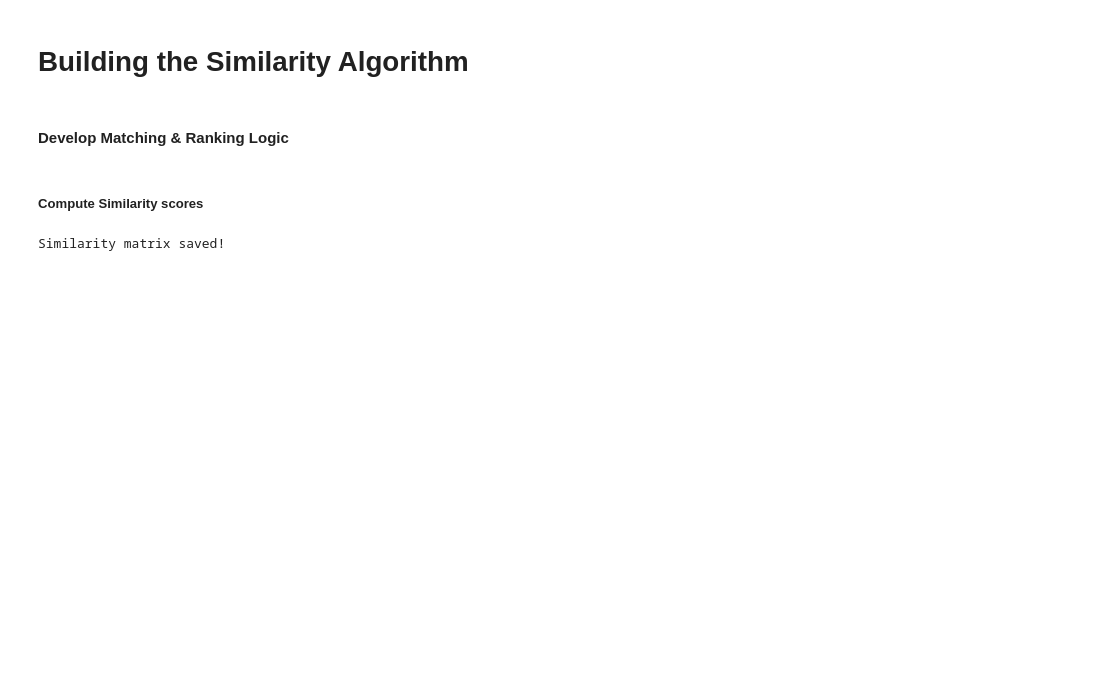
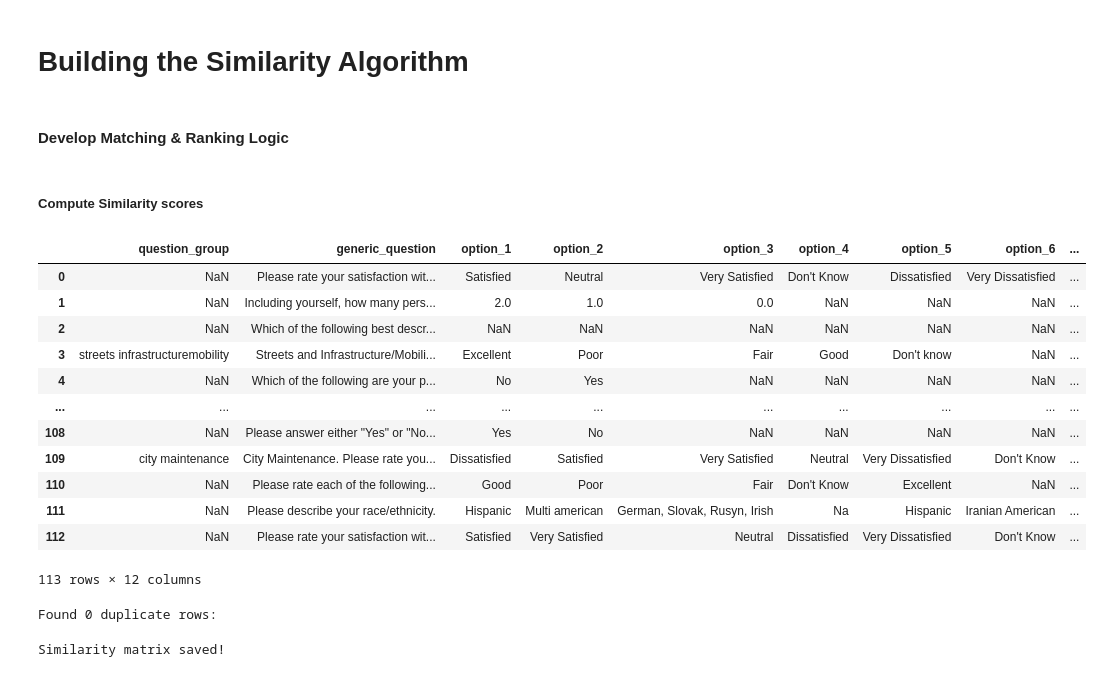
Before and after one commit to ty-russ/Survey-Reconciliation-Question-Matching-Template-Builder, a Jupyter notebook: etc_generic_survey.ipynb, the cells around one changed output. Cells and saved outputs as stored; diff of their text form; code cells hidden in the pictures; blank space fills up the shorter version.

```diff
--- a/etc_generic_survey.ipynb
+++ b/etc_generic_survey.ipynb
@@ -86,7 +86,7 @@ similarity_matrix_npy_path = os.path.join(output_dir, 'similarity_matrix.npy');
 clustered_questions_csv_path = os.path.join(output_dir, 'clustered_questions.csv');
 
 RawGenericSurvey_csv_path = os.path.join(output_dir, 'RawGenericSurvey.csv');
-GenericSurvey_csv_path = os.path.join(output_dir, 'GenericSurvey.csv');
+GenericSurvey_csv_path = os.path.join(output_dir, 'GenericSurvey_combined.csv');
 RefinedSurvey_csv_path = os.path.join(output_dir, 'RefinedSurvey.csv');
 
 similarity_scores_csv_path = os.path.join(output_dir, 'similarity_scores.csv');
@@ -110,7 +110,7 @@ towards_generic_df = pd.read_csv(towards_template_path)
 # dallas_df.head(), johnson_df.head(),olathe_df.head(),overland_df.head(),riviera_df.head(),towards_df.head()
 
 
-city_names = ['dallas','olathe','overland park','johnson','Johnston','riviera beach','riviera','kansas city']
+city_names = ['dallas','olathe','overland park','johnson','Johnston','riviera beach','riviera','kansas city','Riviera','Olathe']
 # %% [output]
 /Users/tiruskimani
 /Users/tiruskimani/MSDATA/capstone/etc_database_recon/input
@@ -1423,6 +1474,33 @@ refined_df
 #### Develop Matching & Ranking Logic
 # %% [markdown]
 ##### Compute Similarity scores
+# %%
+generic_df = pd.read_csv(GenericSurvey_csv_path)
+generic_df
+# %% [output]
+|  | question_group | generic_question | option_1 | option_2 | option_3 | option_4 | option_5 | option_6 | ... |
+| 0 | NaN | Please rate your satisfaction wit... | Satisfied | Neutral | Very Satisfied | Don't Know | Dissatisfied | Very Dissatisfied | ... |
+| 1 | NaN | Including yourself, how many pers... | 2.0 | 1.0 | 0.0 | NaN | NaN | NaN | ... |
+| 2 | NaN | Which of the following best descr... | NaN | NaN | NaN | NaN | NaN | NaN | ... |
+| 3 | streets infrastructuremobility | Streets and Infrastructure/Mobili... | Excellent | Poor | Fair | Good | Don't know | NaN | ... |
+| 4 | NaN | Which of the following are your p... | No | Yes | NaN | NaN | NaN | NaN | ... |
+| ... | ... | ... | ... | ... | ... | ... | ... | ... | ... |
+| 108 | NaN | Please answer either "Yes" or "No... | Yes | No | NaN | NaN | NaN | NaN | ... |
+| 109 | city maintenance | City Maintenance. Please rate you... | Dissatisfied | Satisfied | Very Satisfied | Neutral | Very Dissatisfied | Don't Know | ... |
+| 110 | NaN | Please rate each of the following... | Good | Poor | Fair | Don't Know | Excellent | NaN | ... |
+| 111 | NaN | Please describe your race/ethnicity. | Hispanic | Multi american | German, Slovak, Rusyn, Irish | Na | Hispanic | Iranian American | ... |
+| 112 | NaN | Please rate your satisfaction wit... | Satisfied | Very Satisfied | Neutral | Dissatisfied | Very Dissatisfied | Don't Know | ... |
+113 rows × 12 columns
+# %%
+# duplicates_mask = combined_df.duplicated()
+duplicates_mask = generic_df["generic_question"].duplicated()
+
+# Show only the duplicate rows
+df_duplicates = generic_df[duplicates_mask]
+
+print(f"Found {duplicates_mask.sum()} duplicate rows:")
+# %% [output]
+Found 0 duplicate rows:
 # %%
 from sklearn.feature_extraction.text import TfidfVectorizer
 from sklearn.metrics.pairwise import cosine_similarity
```
Also changed, not shown: parts of 17 cells of this notebook, 23 other files.
